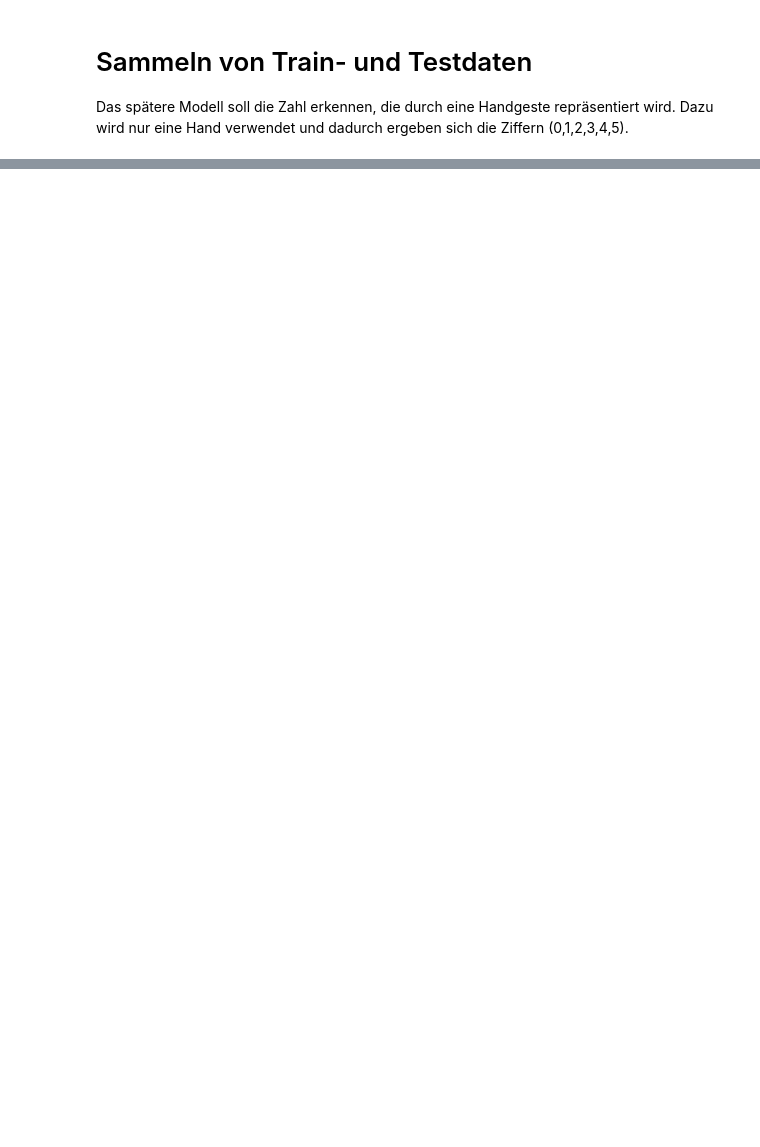
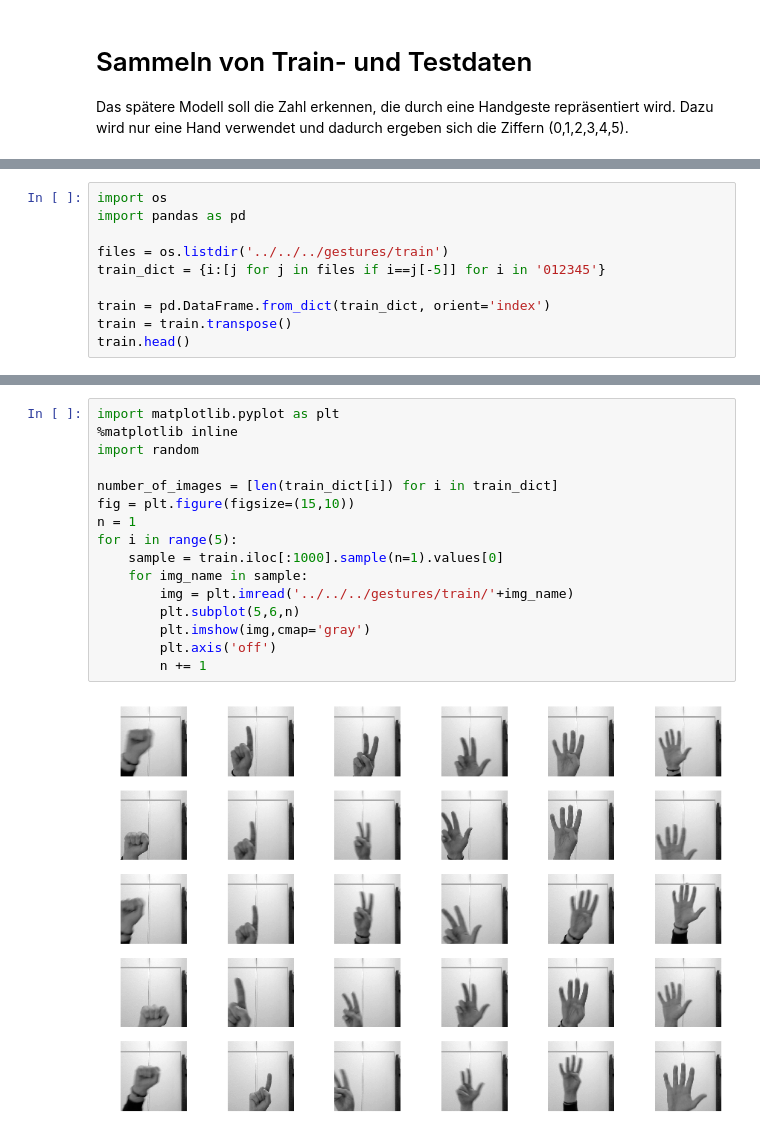
Before and after one commit to Tocha4/gesture_recognition, a Jupyter notebook: beschreibung/Daten_sammeln.ipynb, the cells around one changed output, grey strips where cells are left out. Drawn from its saved outputs; the diff is of its cells as text; blank space fills up the shorter version.

```diff
--- a/beschreibung/Daten_sammeln.ipynb
+++ b/beschreibung/Daten_sammeln.ipynb
@@ -59,0 +50,10 @@ KeyboardInterrupt:
+# %%
+import os
+import pandas as pd
+
+files = os.listdir('../../../gestures/train')
+train_dict = {i:[j for j in files if i==j[-5]] for i in '012345'}
+
+train = pd.DataFrame.from_dict(train_dict, orient='index')
+train = train.transpose()
+train.head()
@@ -59,0 +79,18 @@ KeyboardInterrupt:
+# %%
+import matplotlib.pyplot as plt
+%matplotlib inline
+import random
+
+number_of_images = [len(train_dict[i]) for i in train_dict]
+fig = plt.figure(figsize=(15,10))
+n = 1
+for i in range(5):
+    sample = train.iloc[:1000].sample(n=1).values[0]
+    for img_name in sample:
+        img = plt.imread('../../../gestures/train/'+img_name)
+        plt.subplot(5,6,n)
+        plt.imshow(img,cmap='gray')
+        plt.axis('off')
+        n += 1
+# %% [output]
+[figure, added]
```
Also changed, not shown: parts of 12 cells of this notebook, 2 other files.
